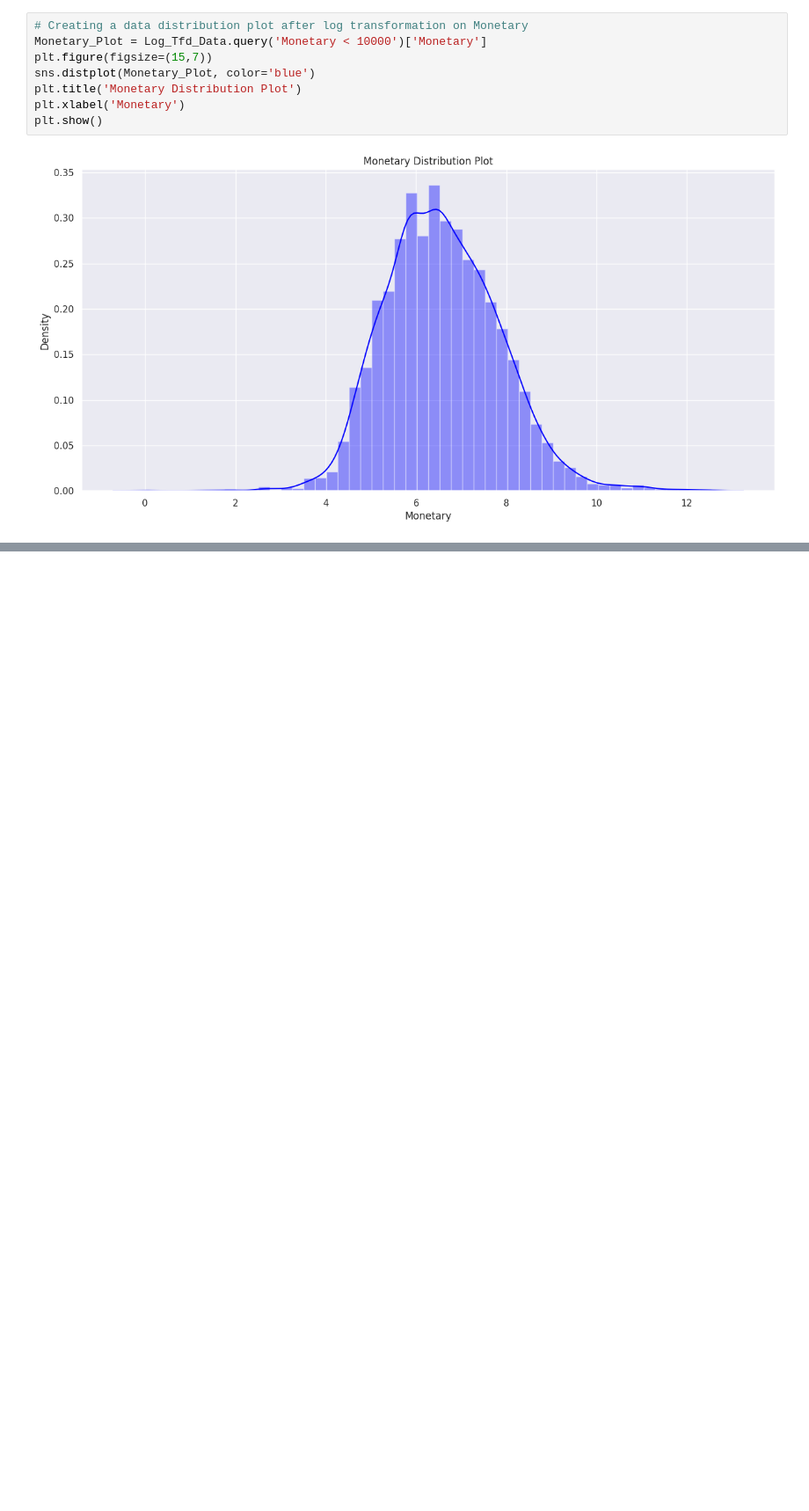
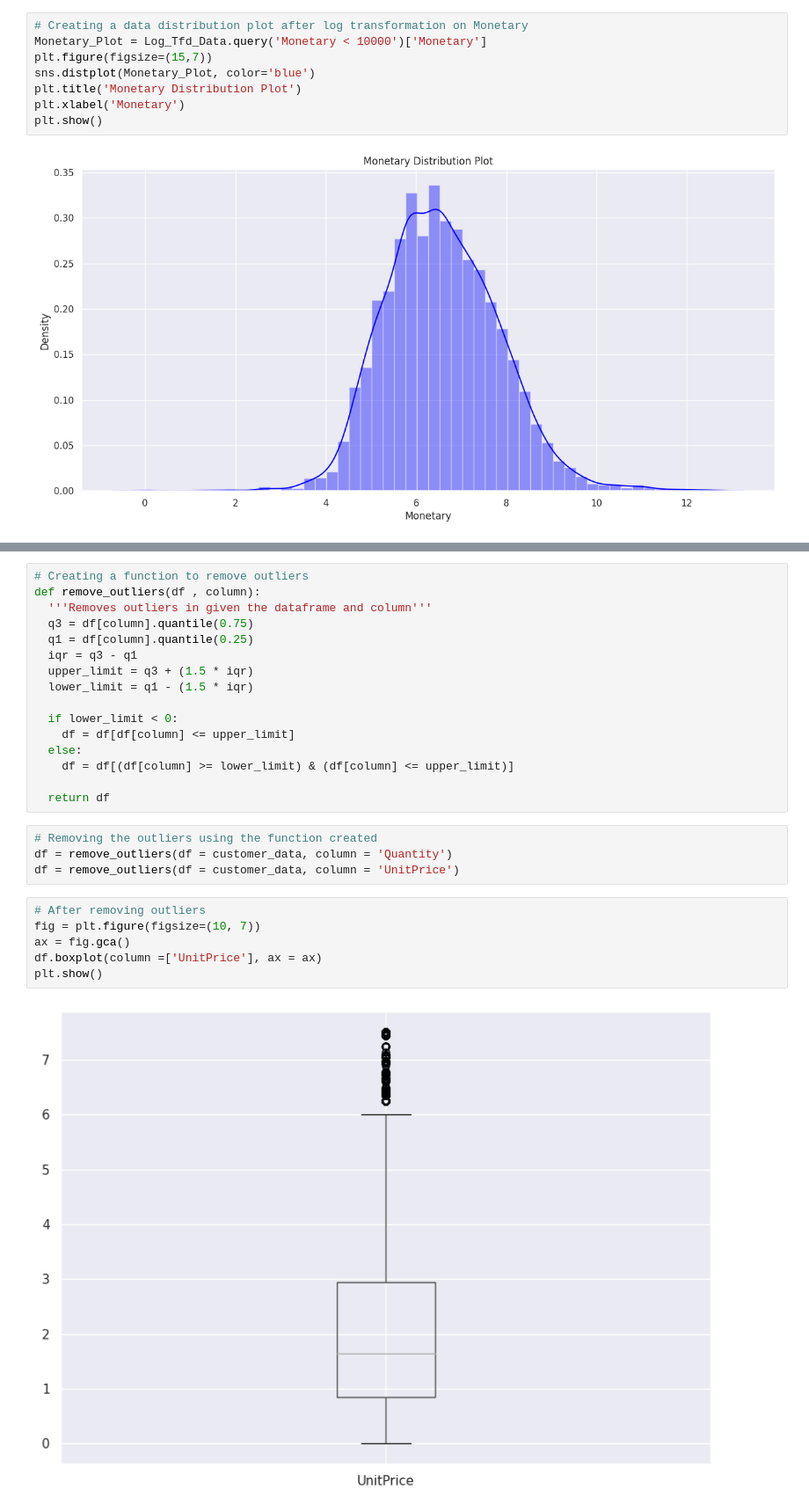
Before and after one commit to sahoomrutyunjaya12345/OnlineRetailCustomerSegmentation, a Jupyter notebook: Online_Retail_Customer_SegmentationCapstoneProject.ipynb, the cells around one changed output, grey strips where cells are left out. Shown at 88% size. Drawn from its saved outputs; the diff is of its cells as text; blank space fills up the shorter version.

```diff
--- a/Online_Retail_Customer_SegmentationCapstoneProject.ipynb
+++ b/Online_Retail_Customer_SegmentationCapstoneProject.ipynb
@@ -827,0 +950,28 @@ plt.show()
+# %%
+# Creating a function to remove outliers
+def remove_outliers(df , column):
+  '''Removes outliers in given the dataframe and column'''
+  q3 = df[column].quantile(0.75)
+  q1 = df[column].quantile(0.25)
+  iqr = q3 - q1
+  upper_limit = q3 + (1.5 * iqr)
+  lower_limit = q1 - (1.5 * iqr)
+
+  if lower_limit < 0:
+    df = df[df[column] <= upper_limit]
+  else:
+    df = df[(df[column] >= lower_limit) & (df[column] <= upper_limit)]
+
+  return df
+# %%
+# Removing the outliers using the function created
+df = remove_outliers(df = customer_data, column = 'Quantity')
+df = remove_outliers(df = customer_data, column = 'UnitPrice')
+# %%
+# After removing outliers
+fig = plt.figure(figsize=(10, 7))
+ax = fig.gca()
+df.boxplot(column =['UnitPrice'], ax = ax)
+plt.show()
+# %% [output]
+[figure, added]
```
Also changed, not shown: parts of 31 cells of this notebook.
